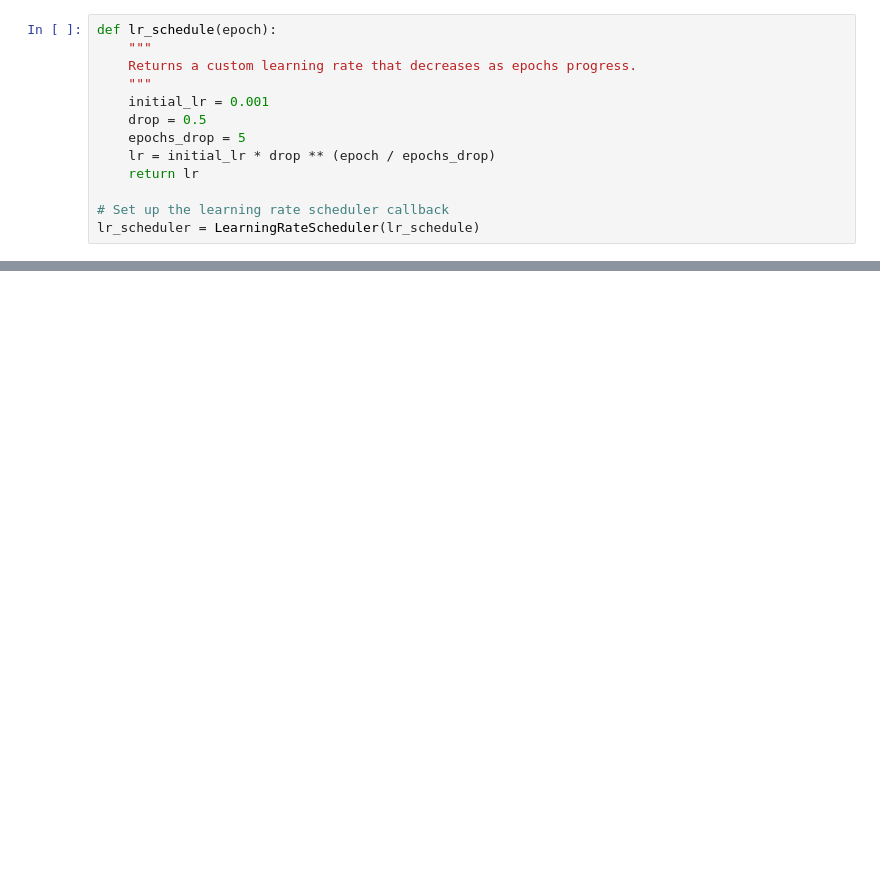
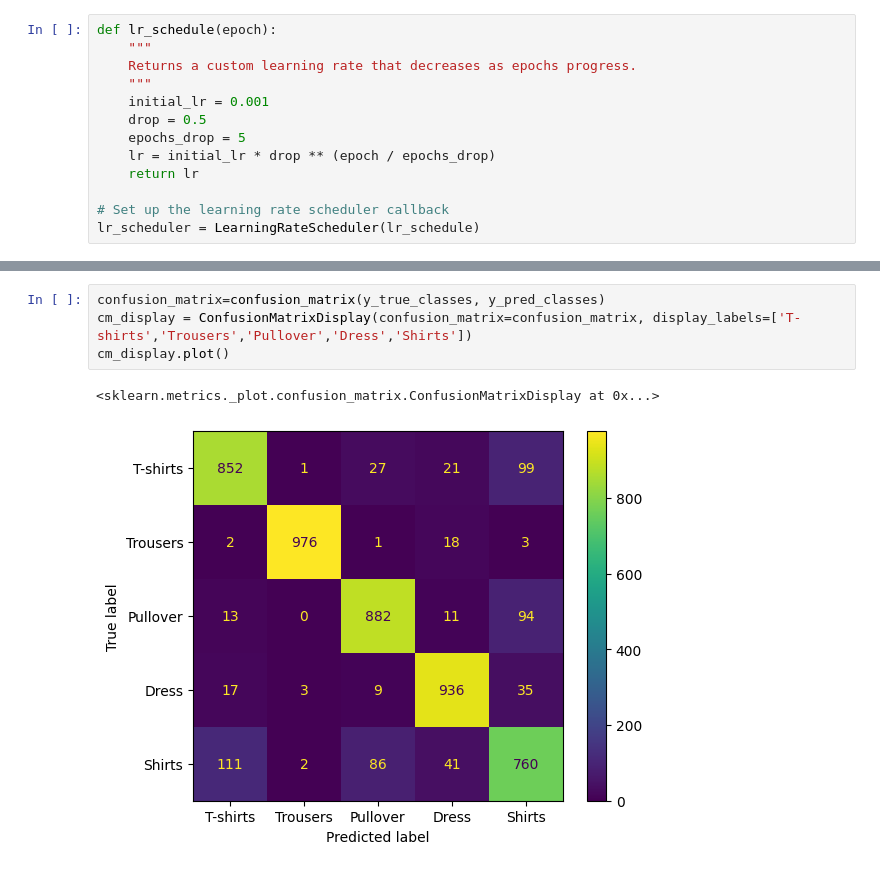
Before and after one commit to JBH010/ML-project, a Jupyter notebook: neural_network.ipynb, the cells around one changed output, grey strips where cells are left out. Cells and saved outputs as stored; diff of their text form; blank space fills up the shorter version.

```diff
--- a/neural_network.ipynb
+++ b/neural_network.ipynb
@@ -158,0 +173,7 @@ weighted avg       0.88      0.87      0.87      5000
+# %%
+confusion_matrix=confusion_matrix(y_true_classes, y_pred_classes)
+cm_display = ConfusionMatrixDisplay(confusion_matrix=confusion_matrix, display_labels=['T-shirts','Trousers','Pullover','Dress','Shirts'])
+cm_display.plot()
+# %% [output]
+<sklearn.metrics._plot.confusion_matrix.ConfusionMatrixDisplay at 0x...>
+[figure, added]
```
Also changed, not shown: parts of 20 cells of this notebook.
